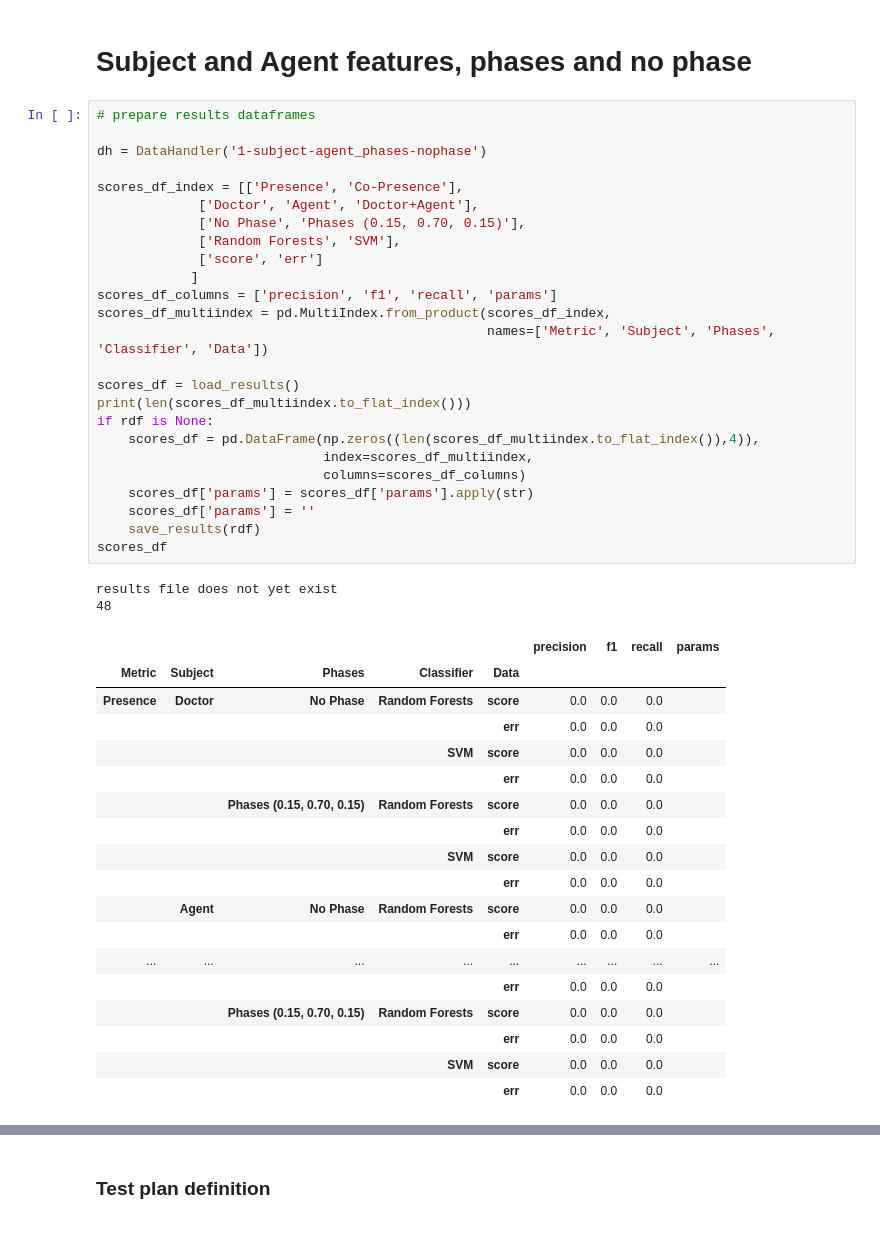
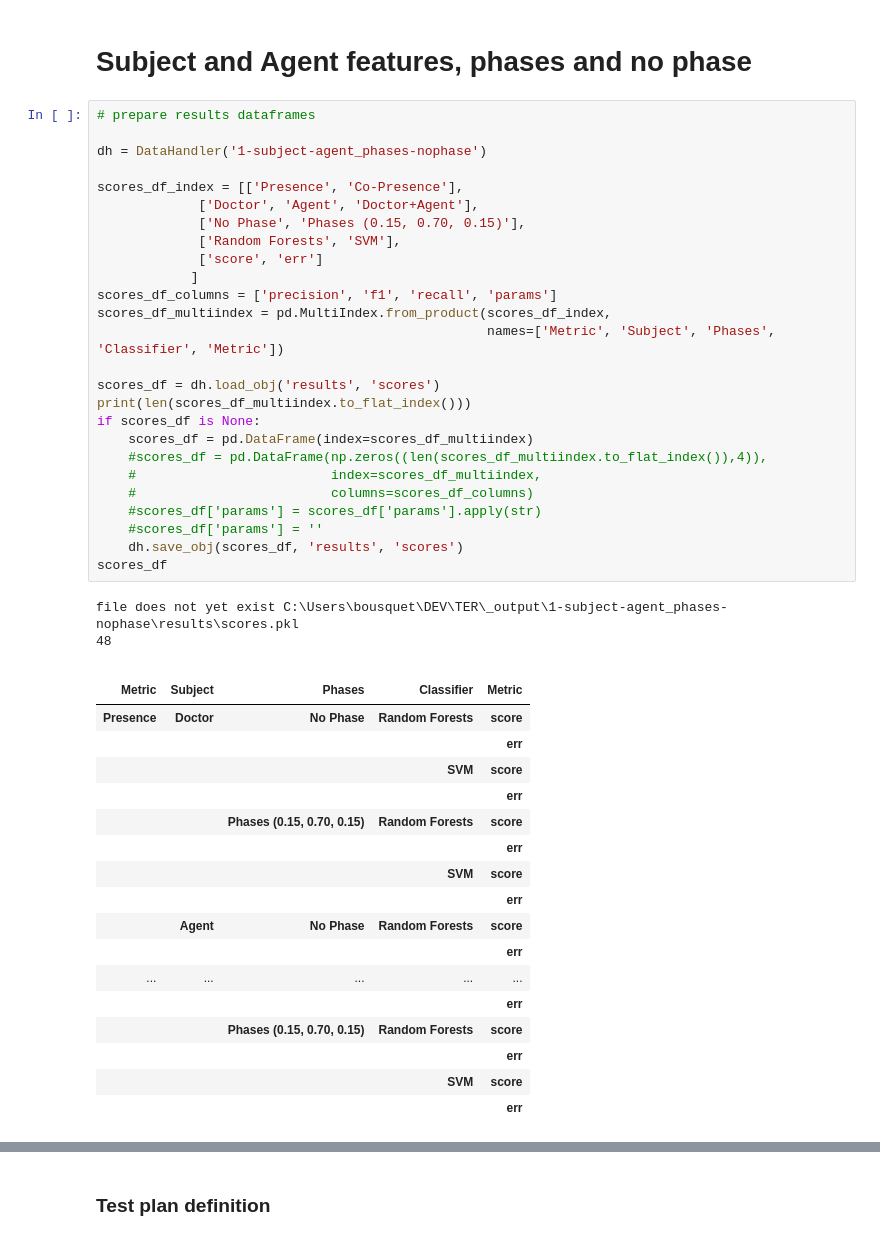
Before and after one commit to jbousque/predictionPresence, a Jupyter notebook: src/Learn.ipynb, the cells around one changed output, grey strips where cells are left out. Cells and saved outputs as stored; diff of their text form.

```diff
--- a/src/Learn.ipynb
+++ b/src/Learn.ipynb
@@ -439,46 +470,47 @@ n_estimators = 300 seems to be an appropriate value, we will use it for further
 # %%
 # prepare results dataframes
 
 dh = DataHandler('1-subject-agent_phases-nophase')
 
 scores_df_index = [['Presence', 'Co-Presence'],
              ['Doctor', 'Agent', 'Doctor+Agent'],
              ['No Phase', 'Phases (0.15, 0.70, 0.15)'],
              ['Random Forests', 'SVM'],
              ['score', 'err']
             ]
 scores_df_columns = ['precision', 'f1', 'recall', 'params']
 scores_df_multiindex = pd.MultiIndex.from_product(scores_df_index,
-                                                  names=['Metric', 'Subject', 'Phases', 'Classifier', 'Data'])
+                                                  names=['Metric', 'Subject', 'Phases', 'Classifier', 'Metric'])
 
-scores_df = load_results()
+scores_df = dh.load_obj('results', 'scores')
 print(len(scores_df_multiindex.to_flat_index()))
-if rdf is None:
-    scores_df = pd.DataFrame(np.zeros((len(scores_df_multiindex.to_flat_index()),4)),
-                             index=scores_df_multiindex,
-                             columns=scores_df_columns)
-    scores_df['params'] = scores_df['params'].apply(str)
-    scores_df['params'] = ''
-    save_results(rdf)
+if scores_df is None:
+    scores_df = pd.DataFrame(index=scores_df_multiindex)
+    #scores_df = pd.DataFrame(np.zeros((len(scores_df_multiindex.to_flat_index()),4)),
+    #                         index=scores_df_multiindex,
+    #                         columns=scores_df_columns)
+    #scores_df['params'] = scores_df['params'].apply(str)
+    #scores_df['params'] = ''
+    dh.save_obj(scores_df, 'results', 'scores')
 scores_df
 # %% [output]
-results file does not yet exist
+file does not yet exist C:\Users\bousquet\DEV\TER\_output\1-subject-agent_phases-nophase\results\scores.pkl
 48
-|  |  |  |  |  | precision | f1 | recall | params |
-| Metric | Subject | Phases | Classifier | Data |  |  |  |  |
-| Presence | Doctor | No Phase | Random Forests | score | 0.0 | 0.0 | 0.0 |  |
-|  |  |  |  | err | 0.0 | 0.0 | 0.0 |  |
-|  |  |  | SVM | score | 0.0 | 0.0 | 0.0 |  |
-|  |  |  |  | err | 0.0 | 0.0 | 0.0 |  |
-|  |  | Phases (0.15, 0.70, 0.15) | Random Forests | score | 0.0 | 0.0 | 0.0 |  |
-|  |  |  |  | err | 0.0 | 0.0 | 0.0 |  |
-|  |  |  | SVM | score | 0.0 | 0.0 | 0.0 |  |
-|  |  |  |  | err | 0.0 | 0.0 | 0.0 |  |
-|  | Agent | No Phase | Random Forests | score | 0.0 | 0.0 | 0.0 |  |
-|  |  |  |  | err | 0.0 | 0.0 | 0.0 |  |
-| ... | ... | ... | ... | ... | ... | ... | ... | ... |
-|  |  |  |  | err | 0.0 | 0.0 | 0.0 |  |
-|  |  | Phases (0.15, 0.70, 0.15) | Random Forests | score | 0.0 | 0.0 | 0.0 |  |
-|  |  |  |  | err | 0.0 | 0.0 | 0.0 |  |
-|  |  |  | SVM | score | 0.0 | 0.0 | 0.0 |  |
-|  |  |  |  | err | 0.0 | 0.0 | 0.0 |  |
+|  |  |  |  |  |
+| Metric | Subject | Phases | Classifier | Metric |
+| Presence | Doctor | No Phase | Random Forests | score |
+|  |  |  |  | err |
+|  |  |  | SVM | score |
+|  |  |  |  | err |
+|  |  | Phases (0.15, 0.70, 0.15) | Random Forests | score |
+|  |  |  |  | err |
+|  |  |  | SVM | score |
+|  |  |  |  | err |
+|  | Agent | No Phase | Random Forests | score |
+|  |  |  |  | err |
+| ... | ... | ... | ... | ... |
+|  |  |  |  | err |
+|  |  | Phases (0.15, 0.70, 0.15) | Random Forests | score |
+|  |  |  |  | err |
+|  |  |  | SVM | score |
+|  |  |  |  | err |
```
Also changed, not shown: parts of 23 cells of this notebook.
